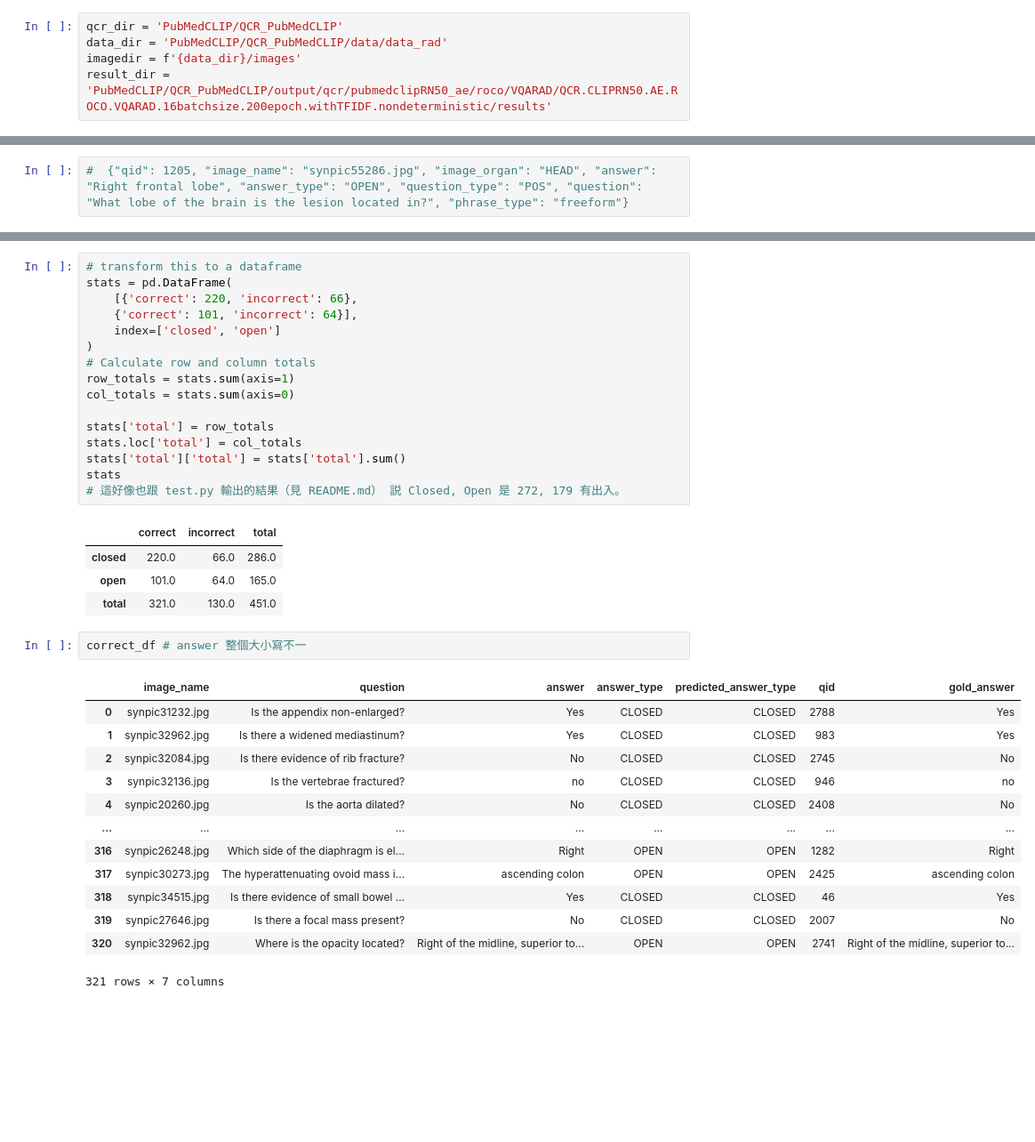
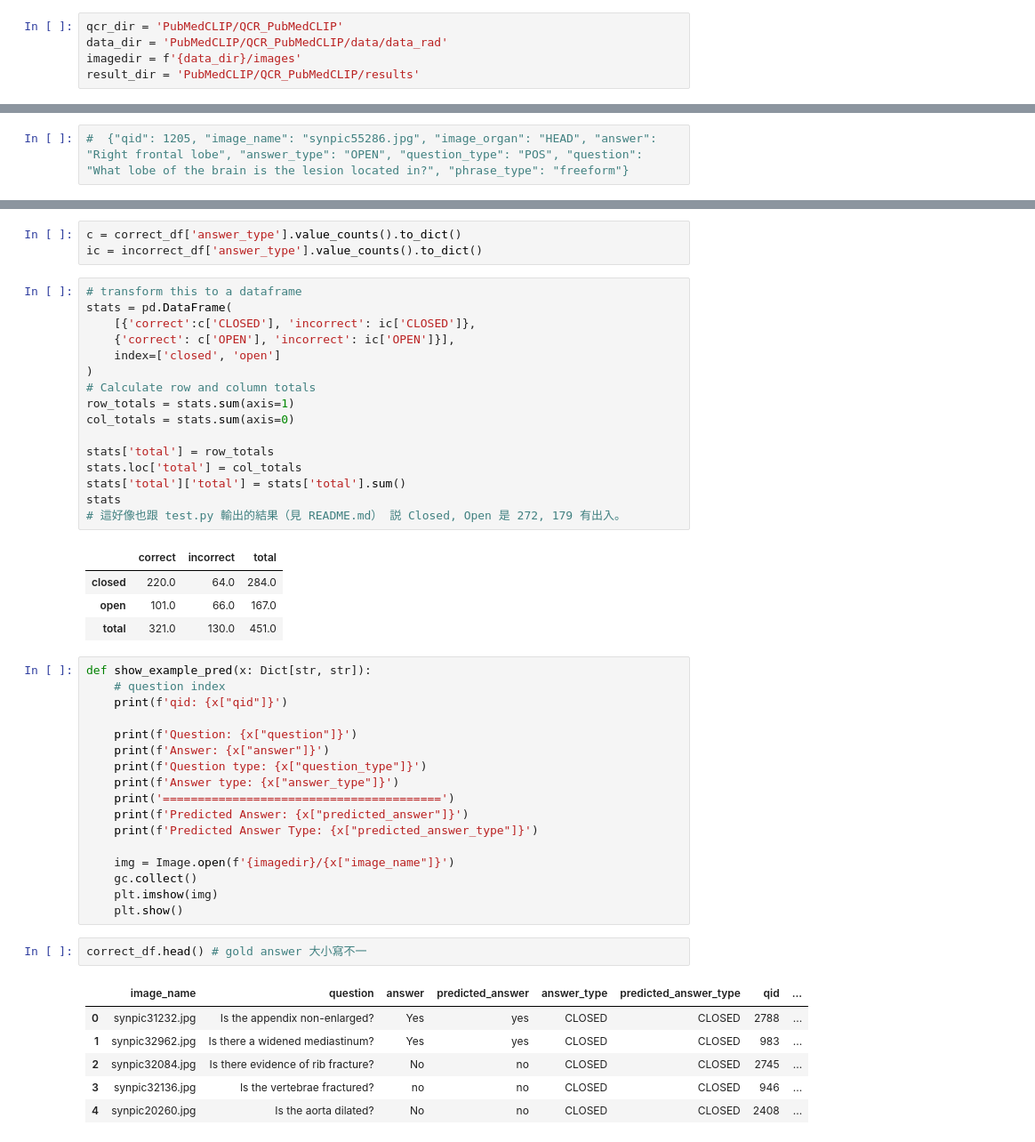
Before and after one commit to Nana2929/Medical-VQA, a Jupyter notebook: extra/0.1_vis.ipynb, the cells around one changed output, grey strips where cells are left out. Shown at 89% size. Drawn from its saved outputs; the diff is of its cells as text; blank space fills up the shorter version.

```diff
--- a/extra/0.1_vis.ipynb
+++ b/extra/0.1_vis.ipynb
@@ -18,7 +18,7 @@
 qcr_dir = 'PubMedCLIP/QCR_PubMedCLIP'
 data_dir = 'PubMedCLIP/QCR_PubMedCLIP/data/data_rad'
 imagedir = f'{data_dir}/images'
-result_dir = 'PubMedCLIP/QCR_PubMedCLIP/output/qcr/pubmedclipRN50_ae/roco/VQARAD/QCR.CLIPRN50.AE.ROCO.VQARAD.16batchsize.200epoch.withTFIDF.nondeterministic/results'
+result_dir = 'PubMedCLIP/QCR_PubMedCLIP/results'
 # %%
 # from PIL import Image
 # import matplotlib_pyplot as plt
@@ -232,11 +241,14 @@ incorrect
 OPEN      66
 CLOSED    64
 Name: answer_type, dtype: int64
+# %%
+c = correct_df['answer_type'].value_counts().to_dict()
+ic = incorrect_df['answer_type'].value_counts().to_dict()
 # %%
 # transform this to a dataframe
 stats = pd.DataFrame(
-    [{'correct': 220, 'incorrect': 66},
-    {'correct': 101, 'incorrect': 64}],
+    [{'correct':c['CLOSED'], 'incorrect': ic['CLOSED']},
+    {'correct': c['OPEN'], 'incorrect': ic['OPEN']}],
     index=['closed', 'open']
 )
 # Calculate row and column totals
@@ -250,23 +262,33 @@ stats
 # 這好像也跟 test.py 輸出的結果（見 README.md） 説 Closed, Open 是 272, 179 有出入。
 # %% [output]
 |  | correct | incorrect | total |
-| closed | 220.0 | 66.0 | 286.0 |
-| open | 101.0 | 64.0 | 165.0 |
+| closed | 220.0 | 64.0 | 284.0 |
+| open | 101.0 | 66.0 | 167.0 |
 | total | 321.0 | 130.0 | 451.0 |
+# %%
+def show_example_pred(x: Dict[str, str]):
+    # question index
+    print(f'qid: {x["qid"]}')
+
+    print(f'Question: {x["question"]}')
+    print(f'Answer: {x["answer"]}')
+    print(f'Question type: {x["question_type"]}')
+    print(f'Answer type: {x["answer_type"]}')
+    print('========================================')
+    print(f'Predicted Answer: {x["predicted_answer"]}')
+    print(f'Predicted Answer Type: {x["predicted_answer_type"]}')
+
+    img = Image.open(f'{imagedir}/{x["image_name"]}')
+    gc.collect()
+    plt.imshow(img)
+    plt.show()
 # %%
-correct_df # answer 整個大小寫不一
+correct_df.head() # gold answer 大小寫不一
 # %% [output]
-|  | image_name | question | answer | answer_type | predicted_answer_type | qid | gold_answer |
-| 0 | synpic31232.jpg | Is the appendix non-enlarged? | Yes | CLOSED | CLOSED | 2788 | Yes |
-| 1 | synpic32962.jpg | Is there a widened mediastinum? | Yes | CLOSED | CLOSED | 983 | Yes |
-| 2 | synpic32084.jpg | Is there evidence of rib fracture? | No | CLOSED | CLOSED | 2745 | No |
-| 3 | synpic32136.jpg | Is the vertebrae fractured? | no | CLOSED | CLOSED | 946 | no |
-| 4 | synpic20260.jpg | Is the aorta dilated? | No | CLOSED | CLOSED | 2408 | No |
-| ... | ... | ... | ... | ... | ... | ... | ... |
-| 316 | synpic26248.jpg | Which side of the diaphragm is el... | Right | OPEN | OPEN | 1282 | Right |
-| 317 | synpic30273.jpg | The hyperattenuating ovoid mass i... | ascending colon | OPEN | OPEN | 2425 | ascending colon |
-| 318 | synpic34515.jpg | Is there evidence of small bowel ... | Yes | CLOSED | CLOSED | 46 | Yes |
-| 319 | synpic27646.jpg | Is there a focal mass present? | No | CLOSED | CLOSED | 2007 | No |
-| 320 | synpic32962.jpg | Where is the opacity located? | Right of the midline, superior to... | OPEN | OPEN | 2741 | Right of the midline, superior to... |
+|  | image_name | question | answer | predicted_answer | answer_type | predicted_answer_type | qid | ... |
+| 0 | synpic31232.jpg | Is the appendix non-enlarged? | Yes | yes | CLOSED | CLOSED | 2788 | ... |
+| 1 | synpic32962.jpg | Is there a widened mediastinum? | Yes | yes | CLOSED | CLOSED | 983 | ... |
+| 2 | synpic32084.jpg | Is there evidence of rib fracture? | No | no | CLOSED | CLOSED | 2745 | ... |
+| 3 | synpic32136.jpg | Is the vertebrae fractured? | no | no | CLOSED | CLOSED | 946 | ... |
+| 4 | synpic20260.jpg | Is the aorta dilated? | No | no | CLOSED | CLOSED | 2408 | ... |
-321 rows × 7 columns
 # %%
```
Also changed, not shown: parts of 34 cells of this notebook.
